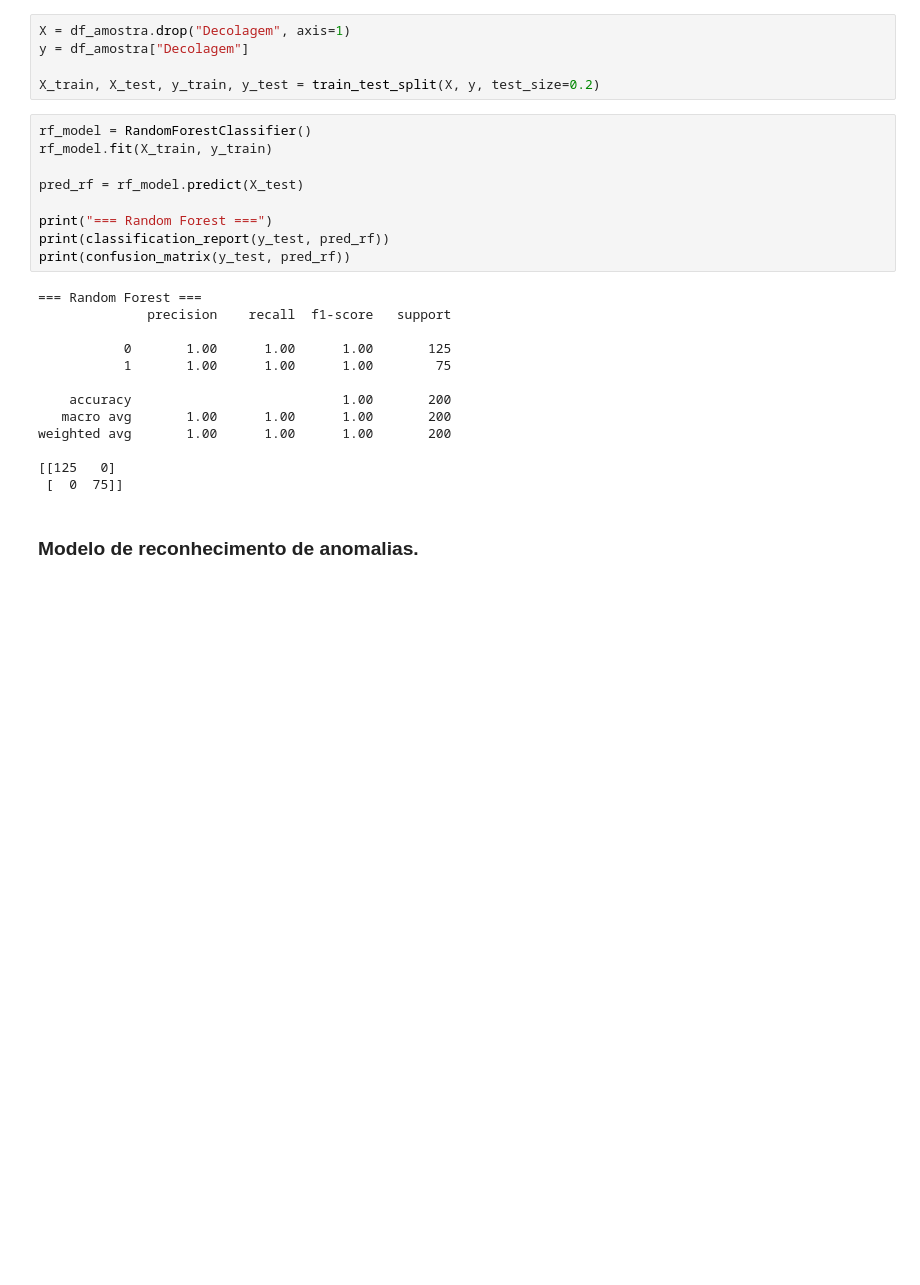
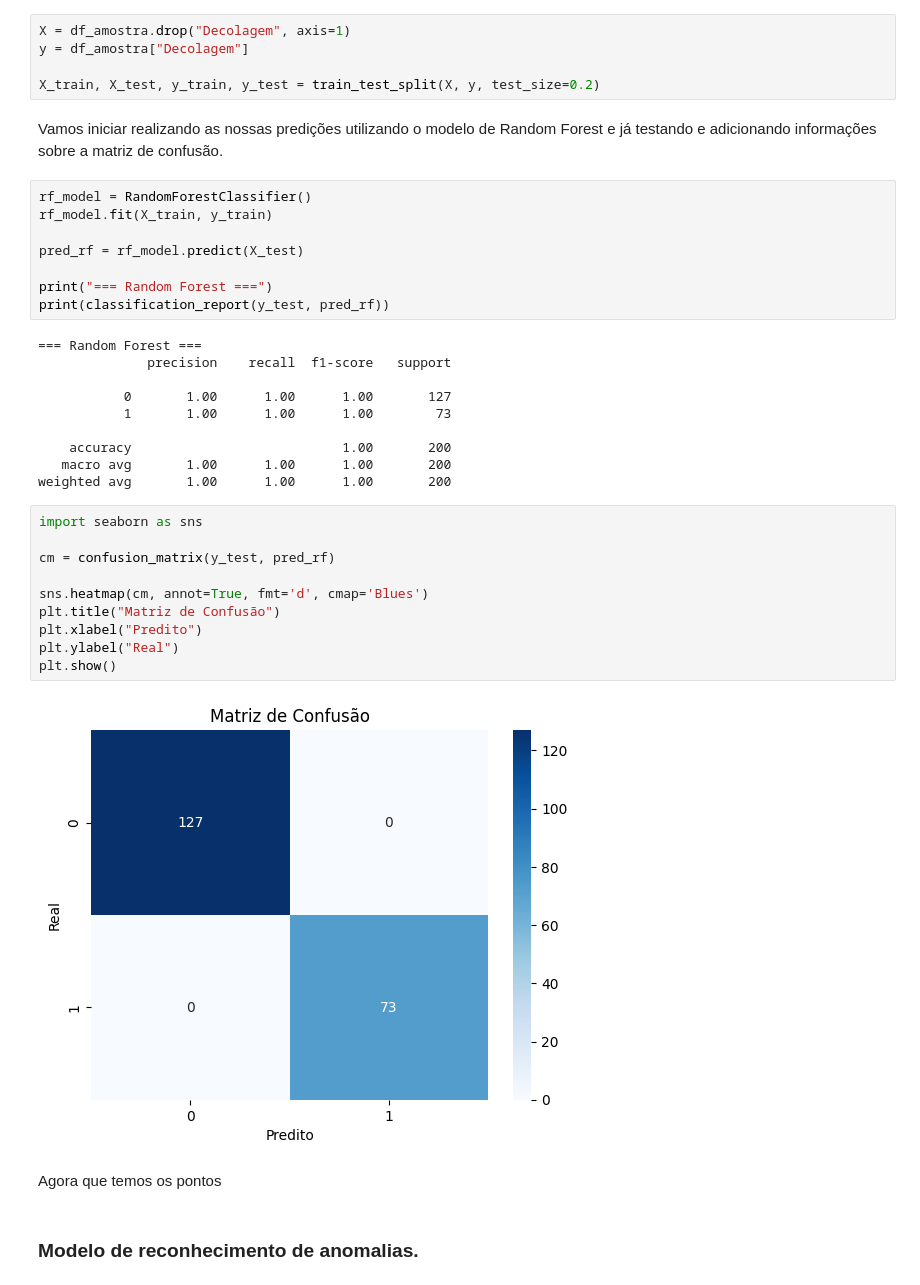
Before and after one commit to 1conto/fiap-cap1-ignitionZero, a Jupyter notebook: main.ipynb, the cells around one changed output. Saved outputs shown, nothing was run; the diff lists cells and outputs as text; blank space fills up the shorter version.

```diff
--- a/main.ipynb
+++ b/main.ipynb
@@ -564,6 +567,8 @@ X = df_amostra.drop("Decolagem", axis=1)
 y = df_amostra["Decolagem"]
 
 X_train, X_test, y_train, y_test = train_test_split(X, y, test_size=0.2)
+# %% [markdown]
+Vamos iniciar realizando as nossas predições utilizando o modelo de Random Forest e já testando e adicionando informações sobre a matriz de confusão.
 # %%
 rf_model = RandomForestClassifier()
 rf_model.fit(X_train, y_train)
@@ -572,20 +577,30 @@ pred_rf = rf_model.predict(X_test)
 
 print("=== Random Forest ===")
 print(classification_report(y_test, pred_rf))
-print(confusion_matrix(y_test, pred_rf))
 # %% [output]
 === Random Forest ===
               precision    recall  f1-score   support
 
-           0       1.00      1.00      1.00       125
-           1       1.00      1.00      1.00        75
+           0       1.00      1.00      1.00       127
+           1       1.00      1.00      1.00        73
 
     accuracy                           1.00       200
    macro avg       1.00      1.00      1.00       200
 weighted avg       1.00      1.00      1.00       200
-
-[[125   0]
- [  0  75]]
+# %%
+import seaborn as sns
+
+cm = confusion_matrix(y_test, pred_rf)
+
+sns.heatmap(cm, annot=True, fmt='d', cmap='Blues')
+plt.title("Matriz de Confusão")
+plt.xlabel("Predito")
+plt.ylabel("Real")
+plt.show()
+# %% [output]
+[figure, added]
+# %% [markdown]
+Agora que temos os pontos
 # %% [markdown]
 ### Modelo de reconhecimento de anomalias.
 # %%
```
Also changed, not shown: parts of 4 cells of this notebook.
